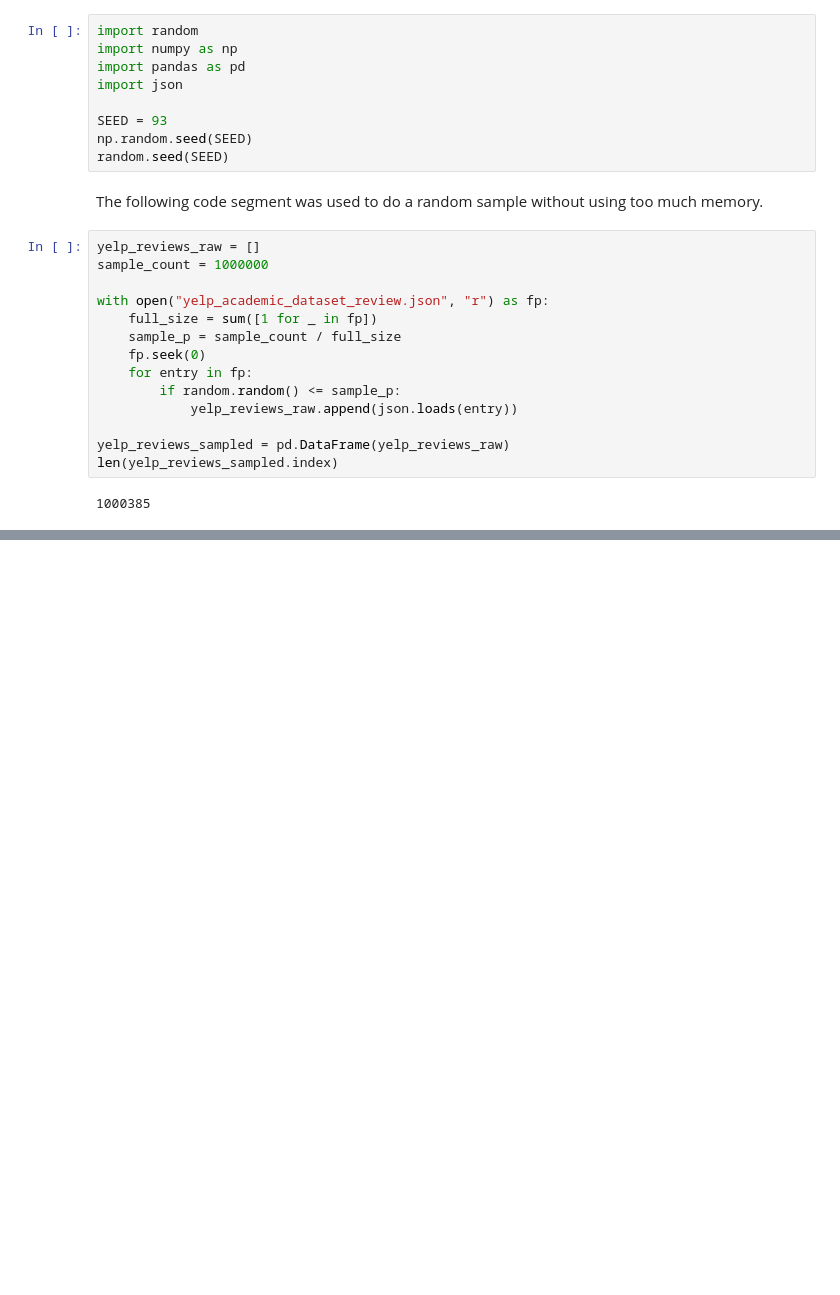
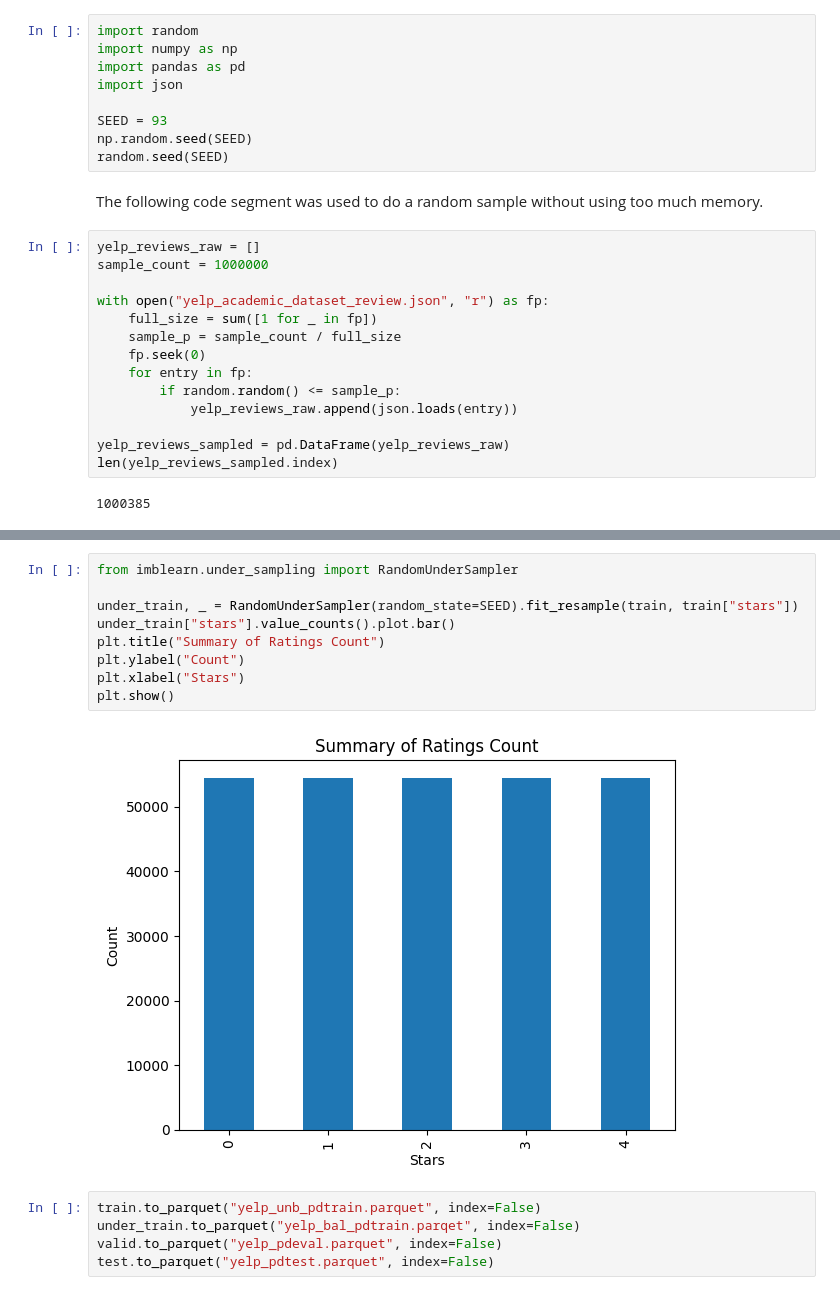
Before and after one commit to shilongdai/Analysis, a Jupyter notebook: YelpSentiment/YelpSentimentData.ipynb, the cells around one changed output, grey strips where cells are left out. Cells and saved outputs as stored; diff of their text form; blank space fills up the shorter version.

```diff
--- a/YelpSentiment/YelpSentimentData.ipynb
+++ b/YelpSentiment/YelpSentimentData.ipynb
@@ -76 +64,17 @@ Dataset({
+# %%
+from imblearn.under_sampling import RandomUnderSampler
+
+under_train, _ = RandomUnderSampler(random_state=SEED).fit_resample(train, train["stars"])
+under_train["stars"].value_counts().plot.bar()
+plt.title("Summary of Ratings Count")
+plt.ylabel("Count")
+plt.xlabel("Stars")
+plt.show()
+# %% [output]
+[figure, added]
+# %%
+train.to_parquet("yelp_unb_pdtrain.parquet", index=False)
+under_train.to_parquet("yelp_bal_pdtrain.parqet", index=False)
+valid.to_parquet("yelp_pdeval.parquet", index=False)
+test.to_parquet("yelp_pdtest.parquet", index=False)
 # %%
```
Also changed, not shown: parts of 6 cells of this notebook.
